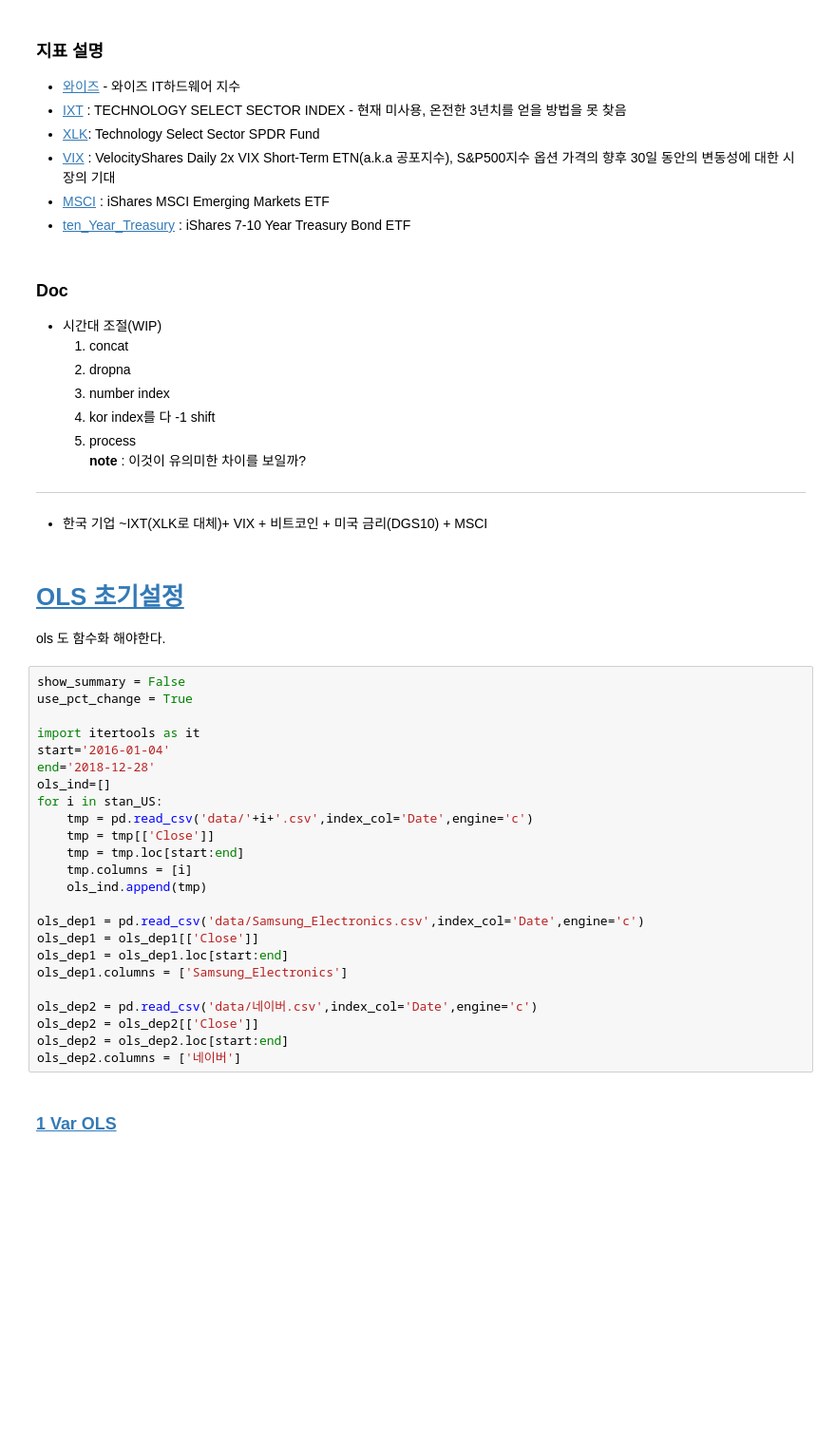
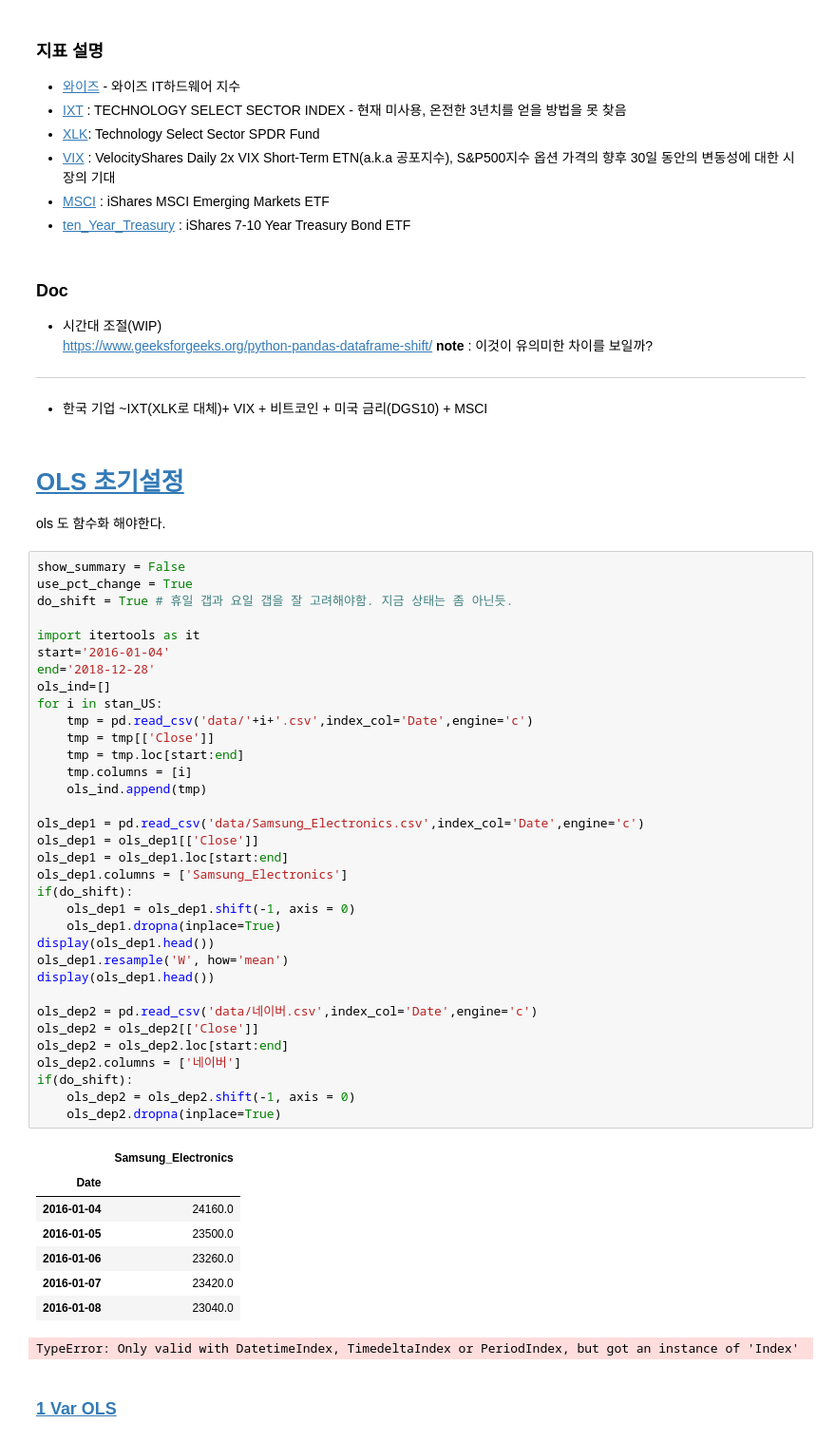
Before and after one commit to kooBH/FinanceServer, a Jupyter notebook: Doc.ipynb, the cells around one changed output. Shown at 95% size. Drawn from its saved outputs; the diff is of its cells as text; blank space fills up the shorter version.

```diff
--- a/Doc.ipynb
+++ b/Doc.ipynb
@@ -86,11 +96,7 @@ stan_US = ['XLK','VIX','BitCoin','MSCI','ten_Year_Treasury']
 # %% [markdown]
 ### Doc
 + 시간대 조절(WIP)
-    1. concat
-    2. dropna
-    3. number index
-    4. kor index를 다 -1 shift
-    5. process
+    https://www.geeksforgeeks.org/python-pandas-dataframe-shift/
 **note** : 이것이 유의미한 차이를 보일까?
 
 ---
@@ -102,27 +108,46 @@ ols 도 함수화 해야한다.
 # %%
 show_summary = False
 use_pct_change = True
+do_shift = True # 휴일 갭과 요일 갭을 잘 고려해야함. 지금 상태는 좀 아닌듯.
 
 import itertools as it
 start='2016-01-04'
 end='2018-12-28'
 ols_ind=[]
 for i in stan_US:
     tmp = pd.read_csv('data/'+i+'.csv',index_col='Date',engine='c')
     tmp = tmp[['Close']]
     tmp = tmp.loc[start:end]
     tmp.columns = [i]
     ols_ind.append(tmp)
 
 ols_dep1 = pd.read_csv('data/Samsung_Electronics.csv',index_col='Date',engine='c')
 ols_dep1 = ols_dep1[['Close']]
 ols_dep1 = ols_dep1.loc[start:end]
 ols_dep1.columns = ['Samsung_Electronics']
+if(do_shift):
+    ols_dep1 = ols_dep1.shift(-1, axis = 0)
+    ols_dep1.dropna(inplace=True)
+display(ols_dep1.head())
+ols_dep1.resample('W', how='mean')
+display(ols_dep1.head())
 
 ols_dep2 = pd.read_csv('data/네이버.csv',index_col='Date',engine='c')
 ols_dep2 = ols_dep2[['Close']]
 ols_dep2 = ols_dep2.loc[start:end]
 ols_dep2.columns = ['네이버']
+if(do_shift):
+    ols_dep2 = ols_dep2.shift(-1, axis = 0)
+    ols_dep2.dropna(inplace=True)
+# %% [output]
+|  | Samsung_Electronics |
+| Date |  |
+| 2016-01-04 | 24160.0 |
+| 2016-01-05 | 23500.0 |
+| 2016-01-06 | 23260.0 |
+| 2016-01-07 | 23420.0 |
+| 2016-01-08 | 23040.0 |
+TypeError: Only valid with DatetimeIndex, TimedeltaIndex or PeriodIndex, but got an instance of 'Index'
 # %% [markdown]
 ### [1 Var OLS](#INDEX)<a name="1ols"></a>
 # %%
```
Also changed, not shown: parts of 7 cells of this notebook, 1 other file.
